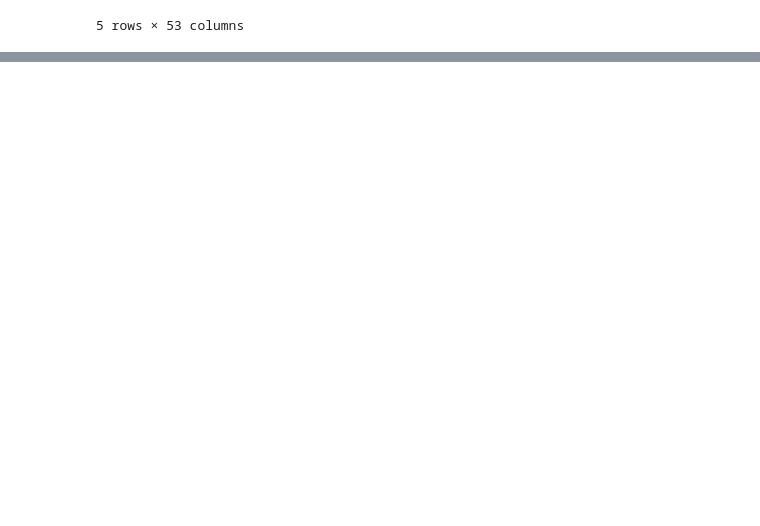
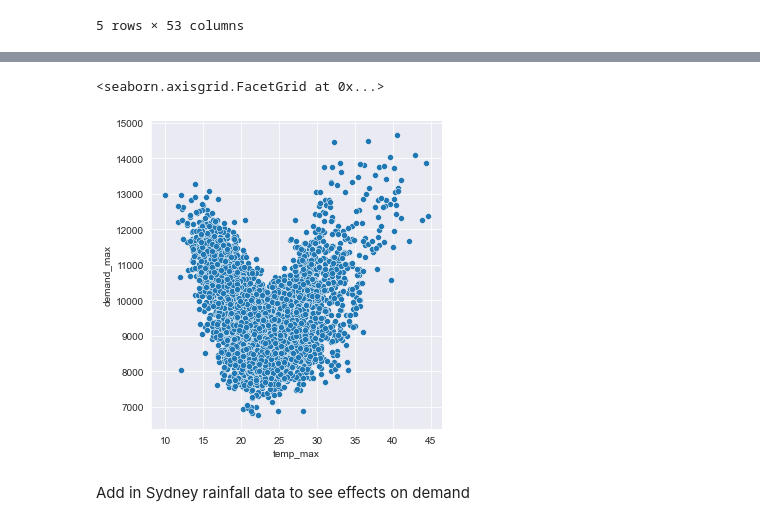
Before and after one commit to dmc-au/Team-A---Impacts-of-Household-PV-on-Grid-Demand, a Jupyter notebook: src/sam_eda.ipynb, the cells around one changed output, grey strips where cells are left out. Saved outputs shown, nothing was run; the diff lists cells and outputs as text; code cells hidden in the pictures; blank space fills up the shorter version.

```diff
--- a/src/sam_eda.ipynb
+++ b/src/sam_eda.ipynb
@@ -146,0 +251,7 @@ solar_df.to_csv('../data/raw/nsw_residential_solar.csv')
+# %%
+sns.relplot(data=full_minmax_df, x='temp_max', y='demand_max')
+# %% [output]
+<seaborn.axisgrid.FacetGrid at 0x...>
+[figure, added]
+# %% [markdown]
+Add in Sydney rainfall data to see effects on demand
```
Also changed, not shown: parts of 34 cells of this notebook.
